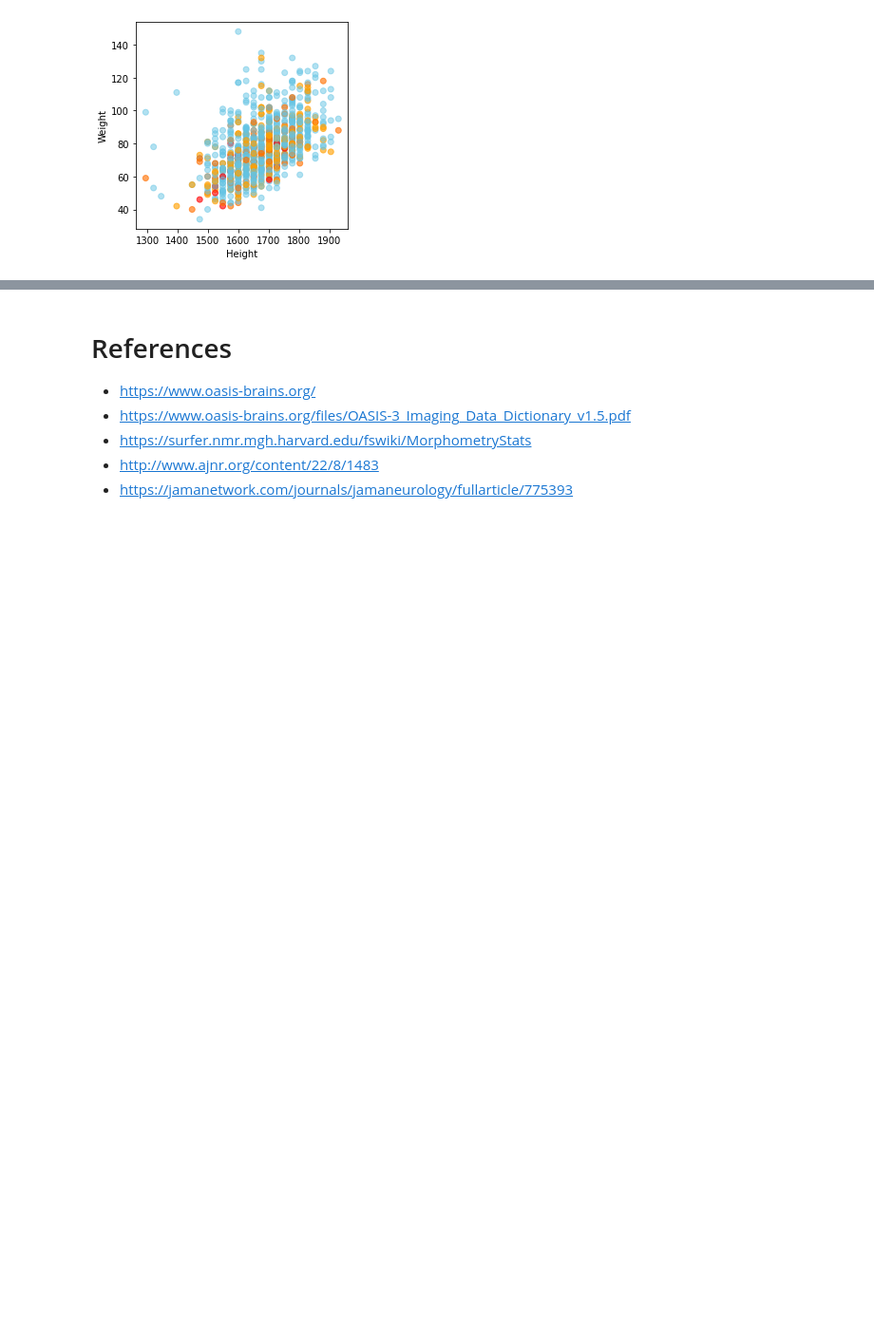
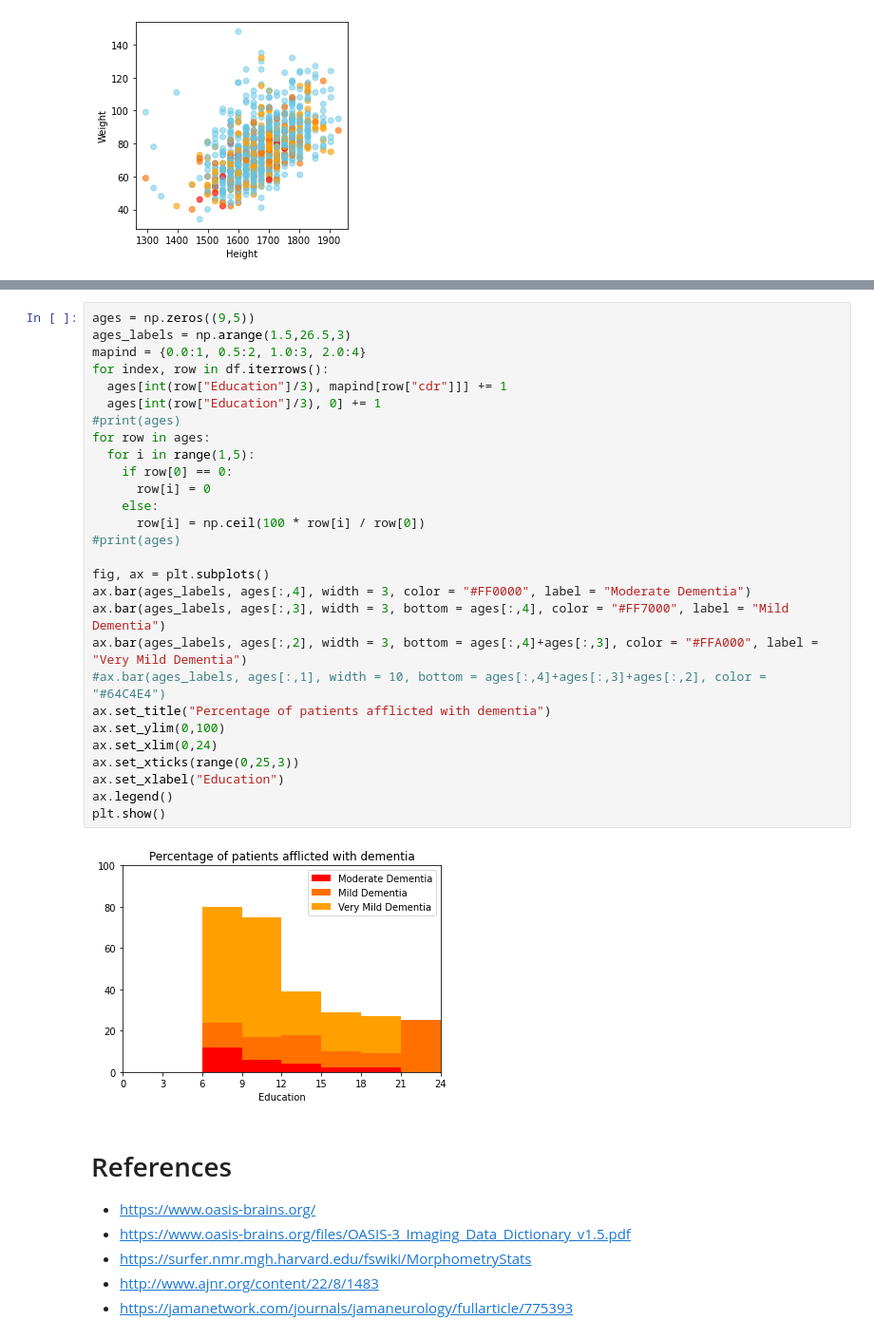
Before and after one commit to xCocco0/alzheimer-recognition, a Jupyter notebook: alzheimer.ipynb, the cells around one changed output, grey strips where cells are left out. Shown: that part at 95% size. Drawn from its saved outputs; the diff is of its cells as text; blank space fills up the shorter version.

```diff
--- a/alzheimer.ipynb
+++ b/alzheimer.ipynb
@@ -70,3 +71,33 @@ plt.show()
+# %%
+ages = np.zeros((9,5))
+ages_labels = np.arange(1.5,26.5,3)
+mapind = {0.0:1, 0.5:2, 1.0:3, 2.0:4}
+for index, row in df.iterrows():
+  ages[int(row["Education"]/3), mapind[row["cdr"]]] += 1
+  ages[int(row["Education"]/3), 0] += 1
+#print(ages)
+for row in ages:
+  for i in range(1,5):
+    if row[0] == 0:
+      row[i] = 0
+    else:
+      row[i] = np.ceil(100 * row[i] / row[0])
+#print(ages)
+
+fig, ax = plt.subplots()
+ax.bar(ages_labels, ages[:,4], width = 3, color = "#FF0000", label = "Moderate Dementia")
+ax.bar(ages_labels, ages[:,3], width = 3, bottom = ages[:,4], color = "#FF7000", label = "Mild Dementia")
+ax.bar(ages_labels, ages[:,2], width = 3, bottom = ages[:,4]+ages[:,3], color = "#FFA000", label = "Very Mild Dementia")
+#ax.bar(ages_labels, ages[:,1], width = 10, bottom = ages[:,4]+ages[:,3]+ages[:,2], color = "#64C4E4")
+ax.set_title("Percentage of patients afflicted with dementia")
+ax.set_ylim(0,100)
+ax.set_xlim(0,24)
+ax.set_xticks(range(0,25,3))
+ax.set_xlabel("Education")
+ax.legend()
+plt.show()
+# %% [output]
+[figure, added]
 # %% [markdown]
 # References
 - https://www.oasis-brains.org/
```
Also changed, not shown: parts of 1 cell of this notebook.
